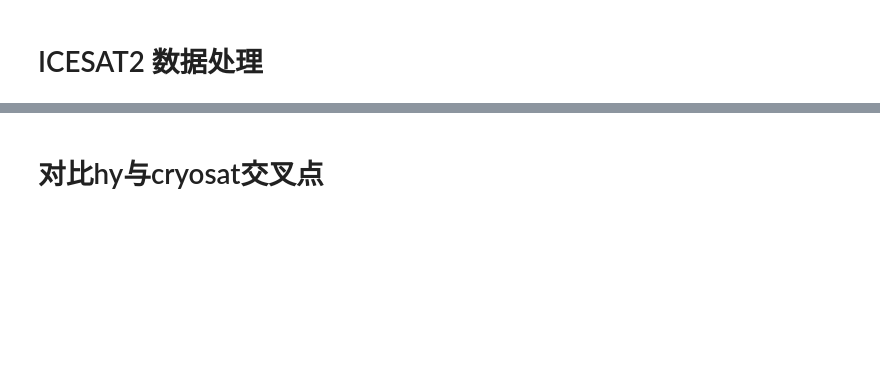
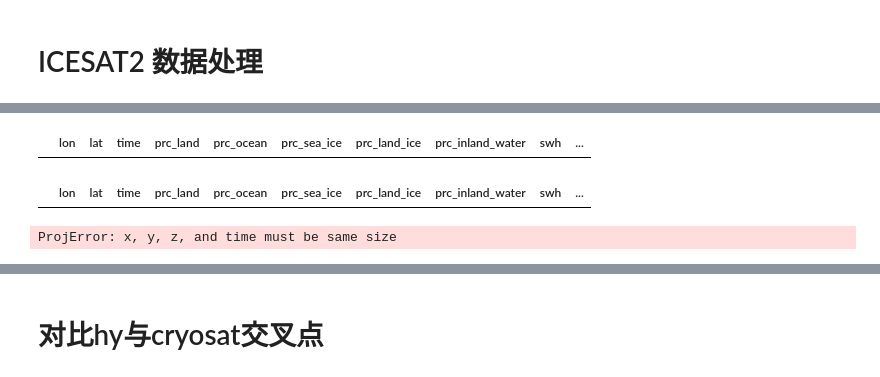
Before and after one commit to LittlematchLM/remote_sensing, a Jupyter notebook: main.ipynb, the cells around one changed output, grey strips where cells are left out. Saved outputs shown, nothing was run; the diff lists cells and outputs as text; code cells hidden in the pictures; blank space fills up the shorter version.

```diff
--- a/main.ipynb
+++ b/main.ipynb
@@ -170,11 +142,11 @@ for yea in years:
         is_dir_path = r'G:\\remote_sensing_data\\icesat2\\'+yea + '\\' + mon
         isfiles = isfiles + (glob.glob(is_dir_path + '\\*.h5'))
 isfiles.sort()
+
+is_atlas = HaiYangData(satellite='is', sensor='atlas',resolution=resolution)
-# %%
-is_atlas = HaiYangData(satellite='is', sensor='atlas',resolution=25000)
 # %%
 
-is_value = ['swh']
+is_value = ['swh','h']
 
 is_ori_df = pd.DataFrame(np.column_stack((is_atlas.is_atlas_from_nc(isfiles, value=is_value))), columns=['lon', 'lat', 'time','prc_land','prc_ocean','prc_sea_ice','prc_land_ice','prc_inland_water',]+is_value)
 # %%
@@ -181,5 +155 @@ is_ori_df = pd.DataFrame(np.column_stack((is_atlas.is_atlas_from_nc(isfiles, val
 is_df = is_df.drop(is_df[(is_df.lat < 66)].index)
-# %%
-# 删除无效点,只处理北纬66°以上的数据
-is_df = is_ori_df.drop(list(np.where(is_ori_df['swh'] == is_fill_value)[0][:]))
-is_df = is_atlas.data_filter(is_df,'lat',66)
@@ -208,0 +159,25 @@ ax.set_yscale('log')
+# %%
+is_df
+# %% [output]
+|  | lon | lat | time | prc_land | prc_ocean | prc_sea_ice | prc_land_ice | prc_inland_water | swh | ... |
+# %%
+is_df[is_df['prc_sea_ice'] == 100.0]
+# %% [output]
+|  | lon | lat | time | prc_land | prc_ocean | prc_sea_ice | prc_land_ice | prc_inland_water | swh | ... |
+# %%
+# 将投影数据添加到dataframe中
+is_atlas.add_proj(is_df, transformer)
+is_land_df = is_df[is_df['prc_land'] == 100.0]
+is_ocean_df = is_df[is_df['prc_ocean'] == 100.0]
+is_seaice_df = is_df[is_df['prc_sea_ice'] == 100.0]
+is_landice_df = is_df[is_df['prc_land_ice'] == 100.0]
+is_inlandwater_df = is_df[is_df['prc_inland_water'] == 100.0]
+
+# 交叉点平均化
+is_land_grid = is_atlas.coincident_point_mean(is_land_df,'swh')
+is_ocean_grid = is_atlas.coincident_point_mean(is_ocean_df,'swh')
+is_seaice_grid = is_atlas.coincident_point_mean(is_seaice_df,'swh')
+is_landice_grid = is_atlas.coincident_point_mean(is_landice_df,'swh')
+is_inlandwater_grid = is_atlas.coincident_point_mean(is_inlandwater_df,'swh')
+# %% [output]
+ProjError: x, y, z, and time must be same size
```
Also changed, not shown: parts of 90 cells of this notebook, 1 other file.
